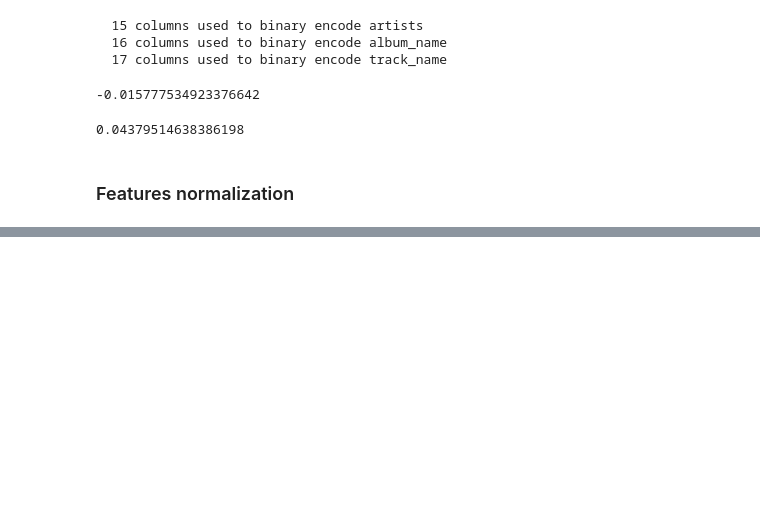
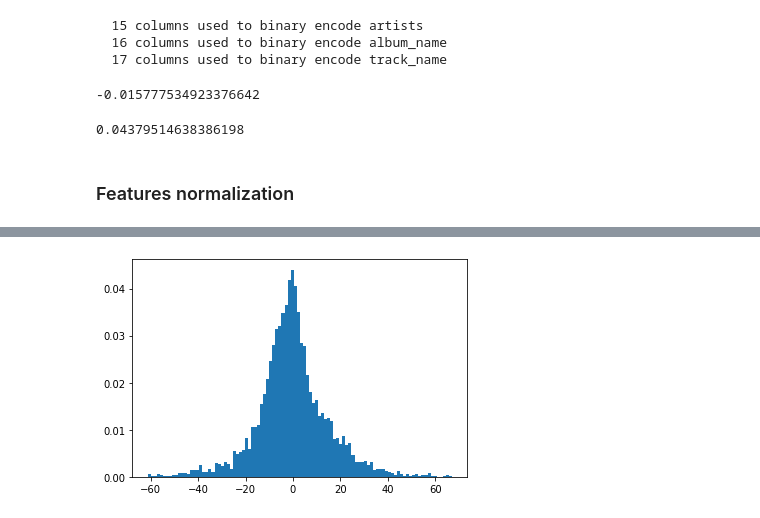
Before and after one commit to nemolino/TrackPopularityPredictor, a Jupyter notebook: prediction_numerical_and_categorical.ipynb, the cells around one changed output, grey strips where cells are left out. Cells and saved outputs as stored; diff of their text form; code cells hidden in the pictures; blank space fills up the shorter version.

```diff
--- a/prediction_numerical_and_categorical.ipynb
+++ b/prediction_numerical_and_categorical.ipynb
@@ -228,0 +305,9 @@ best λ : 78.94736842105263
+# %%
+train_sample_size_BIG = 20000
+test_sample_size_BIG = 4000
+
+X_train_sample_BIG = X_train.sample(n=train_sample_size_BIG, random_state=1)
+y_train_sample_BIG = pd.Series(data = [y_train[i] for i in X_train_sample_BIG.index], index = X_train_sample_BIG.index)
+
+X_test_sample_BIG = X_test.sample(n=test_sample_size_BIG, random_state=1)
+y_test_sample_BIG = pd.Series(data = [y_test[i] for i in X_test_sample_BIG.index], index = X_test_sample_BIG.index)
@@ -228,0 +326,6 @@ best λ : 78.94736842105263
+# %%
+fig, ax = plt.subplots()
+ax.hist(y_test_sample_BIG - y_prediction, density=True, bins=100)
+plt.show()
+# %% [output]
+[figure, added]
```
Also changed, not shown: parts of 24 cells of this notebook, 1 other file.
